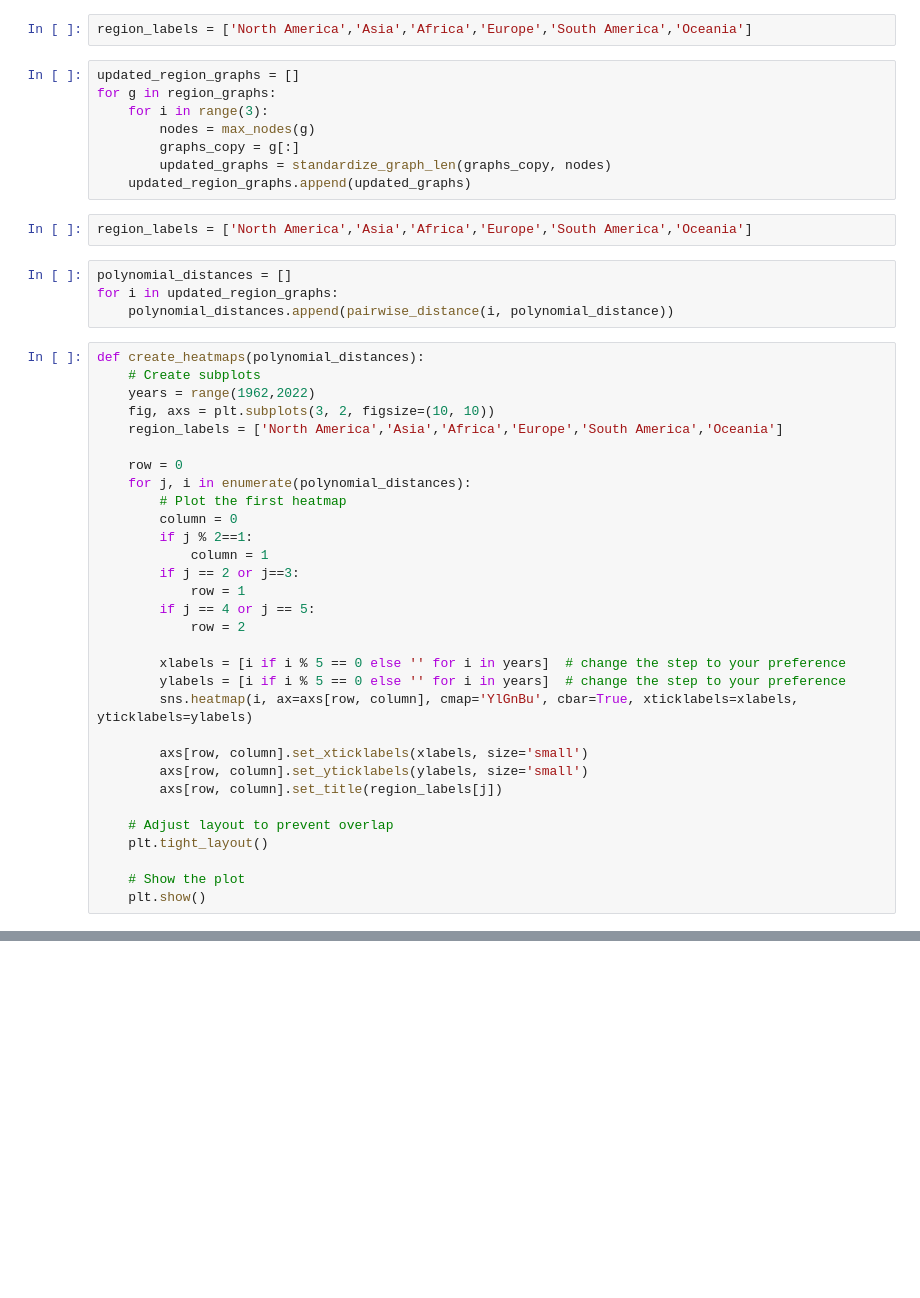
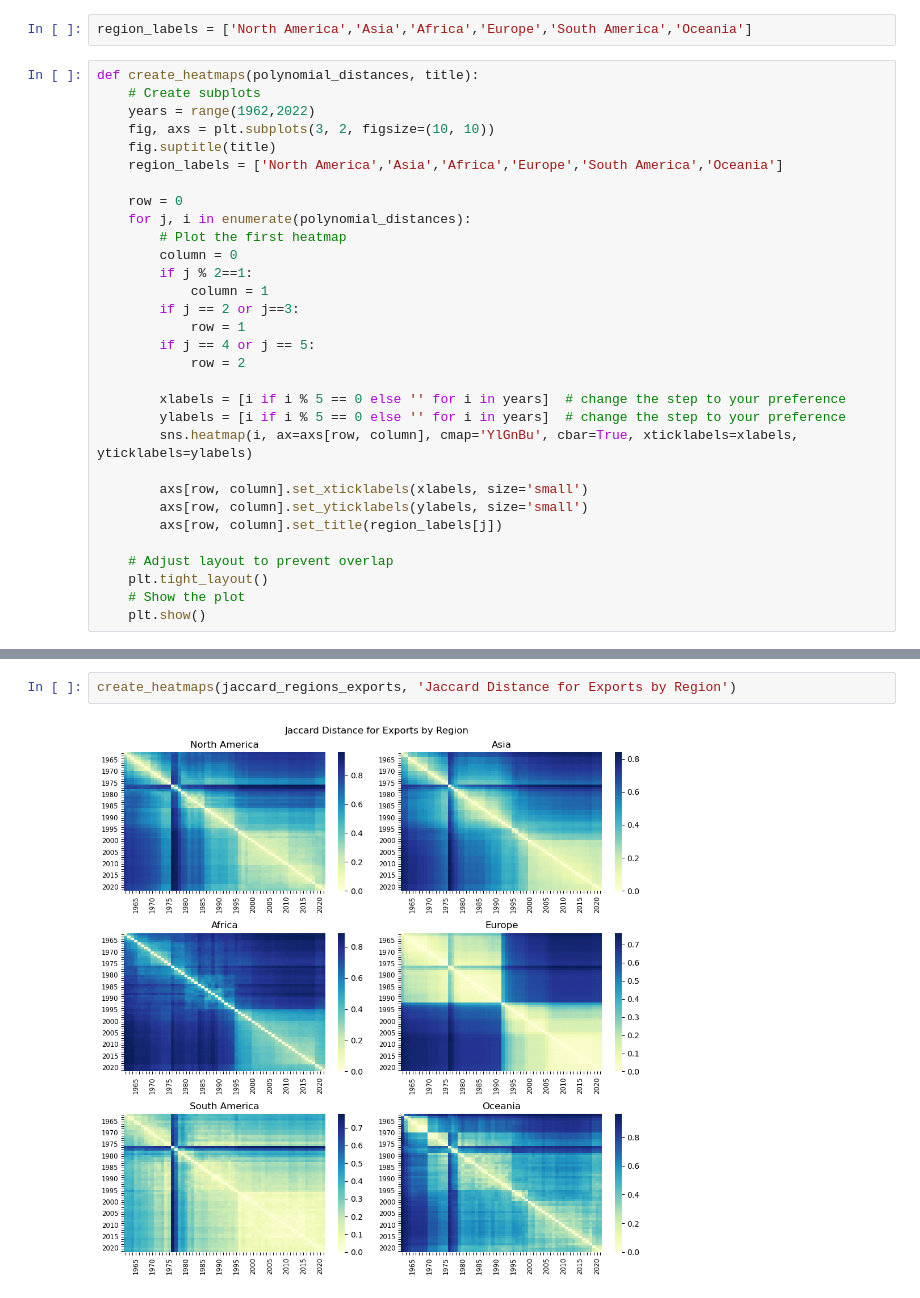
Before and after one commit to soschuetze/Trade-GNN-ChangePoint, a Jupyter notebook: network_exploration.ipynb, the cells around one changed output, grey strips where cells are left out. Cells and saved outputs as stored; diff of their text form; blank space fills up the shorter version.

```diff
--- a/network_exploration.ipynb
+++ b/network_exploration.ipynb
@@ -367,25 +548,12 @@ region_mappings = {354:'Oceania',
                    357:'South America'}
 # %%
 region_labels = ['North America','Asia','Africa','Europe','South America','Oceania']
-# %%
-updated_region_graphs = []
-for g in region_graphs:
-    for i in range(3):
-        nodes = max_nodes(g)
-        graphs_copy = g[:]
-        updated_graphs = standardize_graph_len(graphs_copy, nodes)
-    updated_region_graphs.append(updated_graphs)
-# %%
-region_labels = ['North America','Asia','Africa','Europe','South America','Oceania']
-# %%
-polynomial_distances = []
-for i in updated_region_graphs:
-    polynomial_distances.append(pairwise_distance(i, polynomial_distance))
 # %%
-def create_heatmaps(polynomial_distances):
+def create_heatmaps(polynomial_distances, title):
     # Create subplots
     years = range(1962,2022)
     fig, axs = plt.subplots(3, 2, figsize=(10, 10))
+    fig.suptitle(title)
     region_labels = ['North America','Asia','Africa','Europe','South America','Oceania']
 
     row = 0
@@ -409,6 +577,5 @@ def create_heatmaps(polynomial_distances):
 
     # Adjust layout to prevent overlap
     plt.tight_layout()
-
     # Show the plot
     plt.show()
@@ -479,0 +582,4 @@ for i in range(1962,2022):
+# %%
+create_heatmaps(jaccard_regions_exports, 'Jaccard Distance for Exports by Region')
+# %% [output]
+[figure, added]
```
Also changed, not shown: parts of 97 cells of this notebook, 3 other files.
